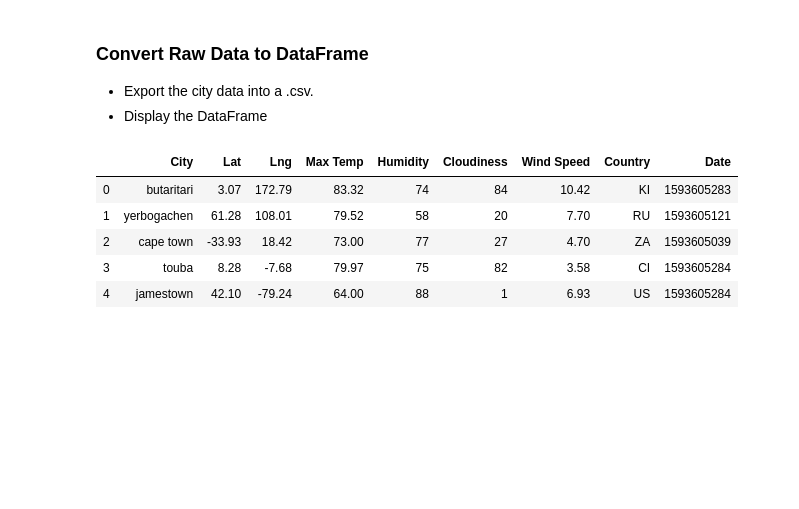
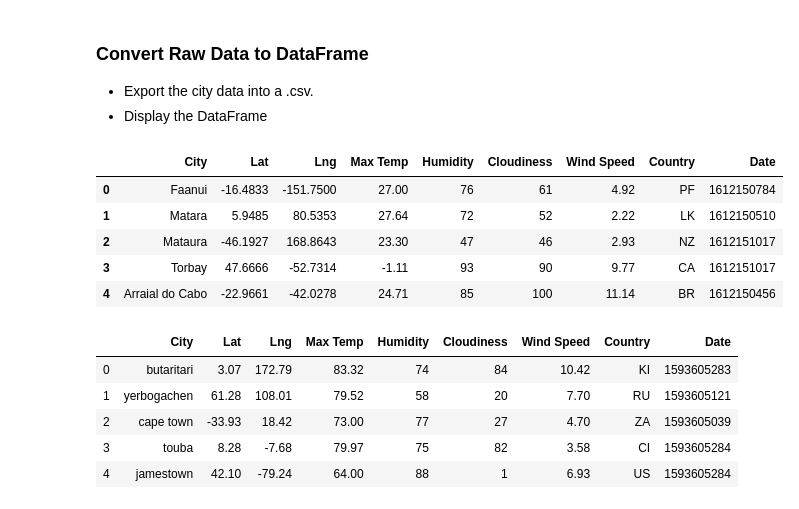
Before and after one commit to pete6184/WeatherPy_API_Weather_Data, a Jupyter notebook: WeatherPy/WeatherPy.ipynb, the cells around one changed output. Cells and saved outputs as stored; diff of their text form; code cells hidden in the pictures; blank space fills up the shorter version.

```diff
--- a/WeatherPy/WeatherPy.ipynb
+++ b/WeatherPy/WeatherPy.ipynb
@@ -125,6 +142,26 @@ Data Retrieval Complete
 ### Convert Raw Data to DataFrame
 * Export the city data into a .csv.
 * Display the DataFrame
+# %%
+df = pd.DataFrame({
+    "City": city_list,
+    "Lat": lat_list,
+    "Lng": lng_list,
+    "Max Temp": max_temp,
+    "Humidity": humidity_list,
+    "Cloudiness": cloudiness_list,
+    "Wind Speed": wind_speed_list,
+    "Country": country_list,
+    "Date": date_list
+})
+df.head()
+# %% [output]
+|  | City | Lat | Lng | Max Temp | Humidity | Cloudiness | Wind Speed | Country | Date |
+| 0 | Faanui | -16.4833 | -151.7500 | 27.00 | 76 | 61 | 4.92 | PF | 1612150784 |
+| 1 | Matara | 5.9485 | 80.5353 | 27.64 | 72 | 52 | 2.22 | LK | 1612150510 |
+| 2 | Mataura | -46.1927 | 168.8643 | 23.30 | 47 | 46 | 2.93 | NZ | 1612151017 |
+| 3 | Torbay | 47.6666 | -52.7314 | -1.11 | 93 | 90 | 9.77 | CA | 1612151017 |
+| 4 | Arraial do Cabo | -22.9661 | -42.0278 | 24.71 | 85 | 100 | 11.14 | BR | 1612150456 |
 # %%
 # %% [output]
 |  | City | Lat | Lng | Max Temp | Humidity | Cloudiness | Wind Speed | Country | Date |
```
Also changed, not shown: parts of 4 cells of this notebook.
